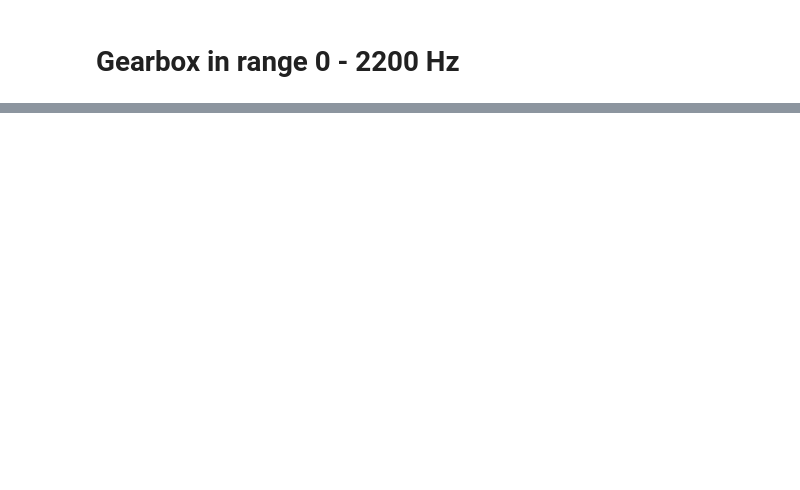
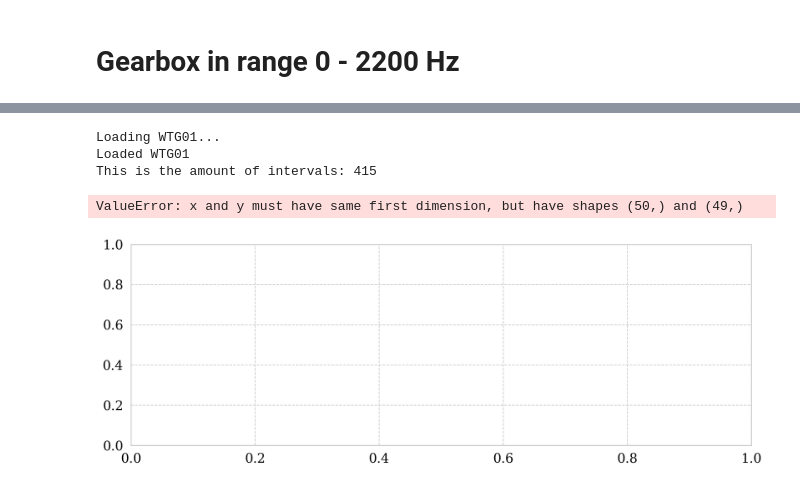
Before and after one commit to StianIsmar/master-thesis, a Jupyter notebook: src/exploring_time_frequency/RMS_bins_gearbox_0_2200_hz.ipynb, the cells around one changed output, grey strips where cells are left out. Saved outputs shown, nothing was run; the diff lists cells and outputs as text; code cells hidden in the pictures; blank space fills up the shorter version.

```diff
--- a/src/exploring_time_frequency/RMS_bins_gearbox_0_2200_hz.ipynb
+++ b/src/exploring_time_frequency/RMS_bins_gearbox_0_2200_hz.ipynb
@@ -30,7 +41,7 @@ ROOT /Users/stianismar/Dropbox/gitProsjekter/master-thesis/src
 wt_name is either 'WTG01', 'WTG02', 'WTG03', or 'WTG04'
 
 '''
-def load_interval(wt_name, BINS,SENSOR_NAME, load_minimal=False,lower_freq_range,upper_freq_range):
+def load_interval(wt_name, BINS,SENSOR_NAME,lower_range_freq,higher_range_freq, load_minimal=False):
     wt_instance = wt_data.load_instance(wt_name, load_minimal=False)
     print(f"This is the amount of intervals: {len(wt_instance.ten_second_intervals)}")
 
@@ -78,7 +89,10 @@ def load_interval(wt_name, BINS,SENSOR_NAME, load_minimal=False,lower_freq_range
             bins=BINS,
             plot_bin_lines=False,
             x_lim=False,
-
+            frequency_lines=[],
+            horisontal_lines=[],
+            spectrum_lower_range = lower_range_freq,
+            spectrum_higher_range = higher_range_freq
             )
         N = fast.s.size
         T = fast.t[1] - fast.t[0]
@@ -99,3 +113,25 @@ def load_interval(wt_name, BINS,SENSOR_NAME, load_minimal=False,lower_freq_range
     y = np.array(y)
     z = np.array(z)
     return x,y,z, two_d_plot, avg_powers, avg_rot_speeds
+# %%
+WIND_TURBINE = 'WTG01'
+SENSOR_NAME = 'GbxHssRr;0,0102;m/s2'
+BINS = 50
+
+freqs_wt01, interval_nums_wt01, rms_amplitudes_wt01,two_d_plot_tw01, avg_powers_wt01, avg_rot_speeds1 = load_interval(
+    WIND_TURBINE,
+    BINS,
+    SENSOR_NAME,
+    lower_range_freq = 0,
+    higher_range_freq = 2200,
+    load_minimal=False
+    )
+print(freqs_wt01.shape)
+print(rms_amplitudes_wt01.shape)
+print(interval_nums_wt01.shape)
+# %% [output]
+Loading WTG01...
+Loaded WTG01
+This is the amount of intervals: 415
+ValueError: x and y must have same first dimension, but have shapes (50,) and (49,)
+[figure, added]
```
Also changed, not shown: parts of 2 cells of this notebook.
